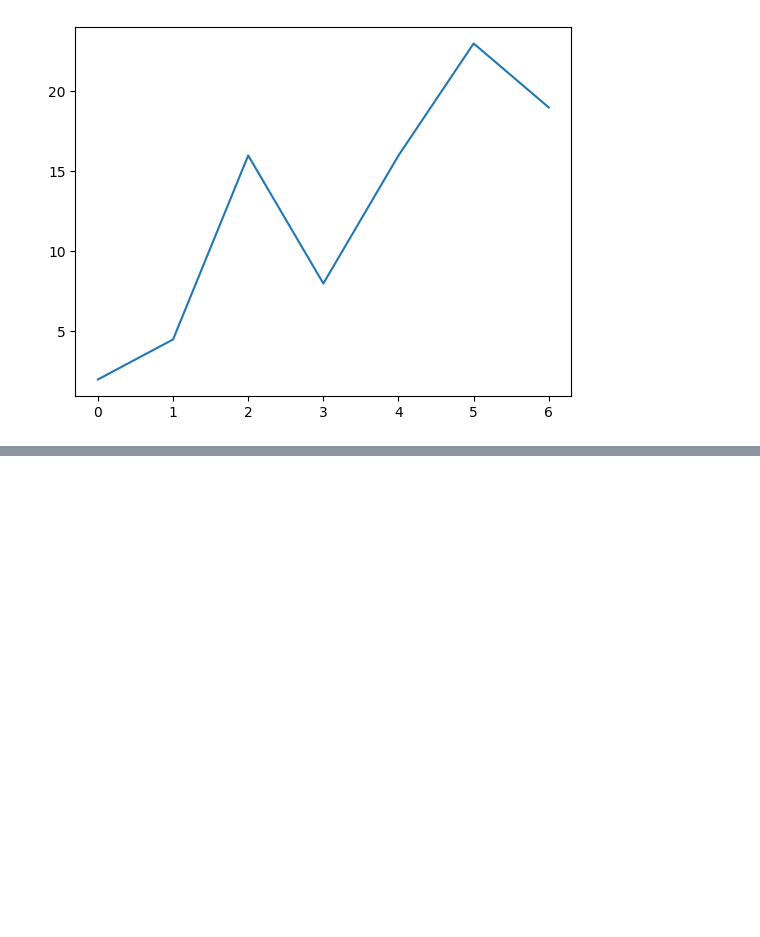
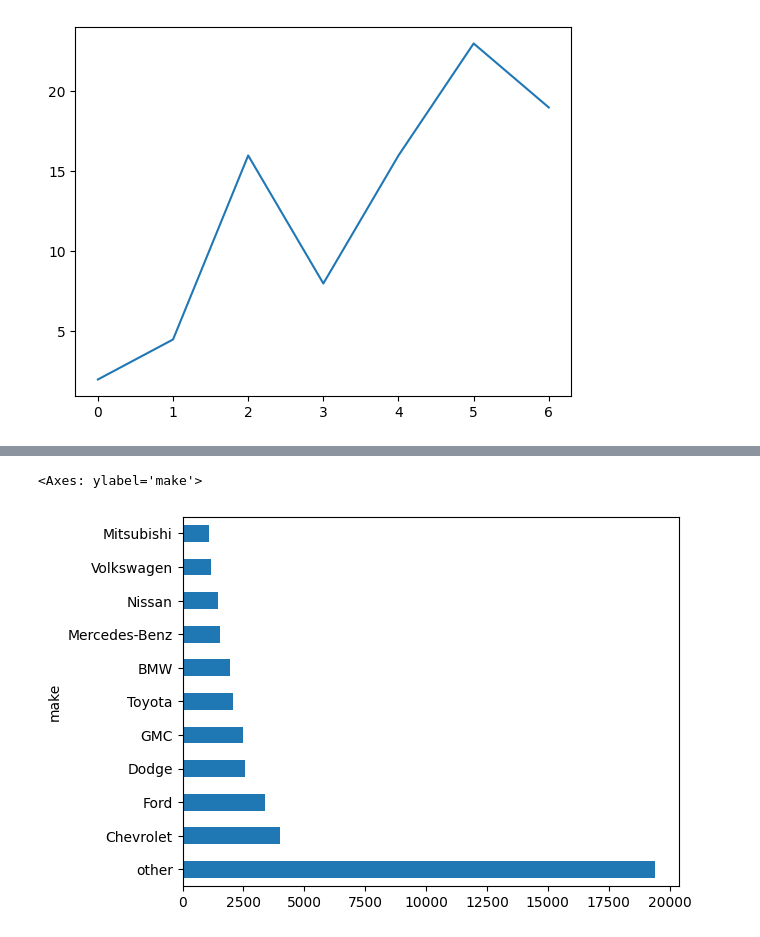
Before and after one commit to arunadas/effective-pandas, a Jupyter notebook: series/generic/ploting-series.ipynb, the cells around one changed output, grey strips where cells are left out. Drawn from its saved outputs; the diff is of its cells as text; code cells hidden in the pictures; blank space fills up the shorter version.

```diff
--- a/series/generic/ploting-series.ipynb
+++ b/series/generic/ploting-series.ipynb
@@ -256,0 +258,7 @@ AttributeError: 'Series' object has no attribute 'value_count'
+# %%
+(make.where(make.isin(top10),'other')
+           .value_counts()
+           .plot.barh())
+# %% [output]
+<Axes: ylabel='make'>
+[figure, added]
```
Also changed, not shown: parts of 2 cells of this notebook, 1 other file.
